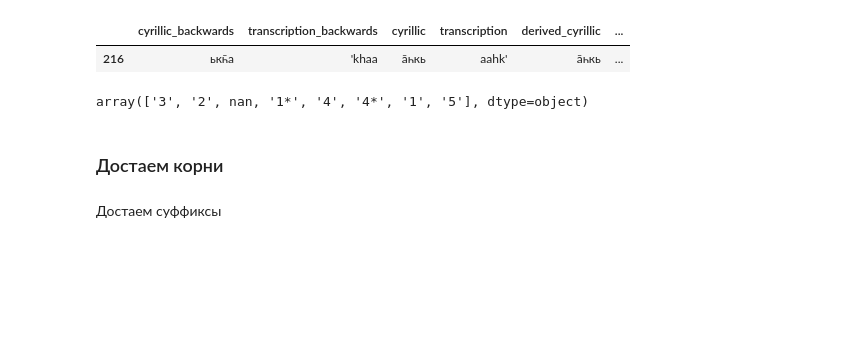
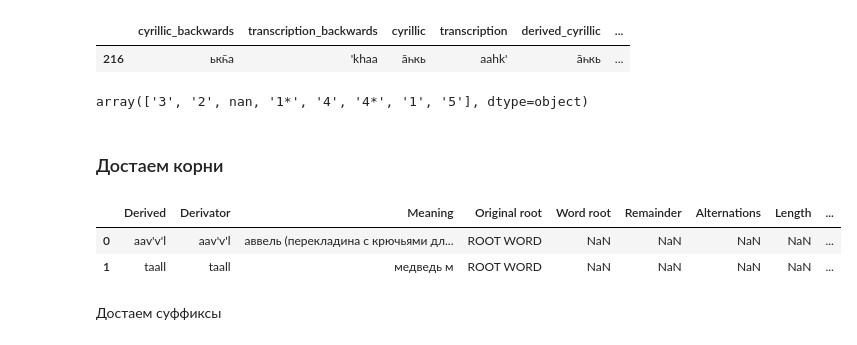
Before and after one commit to kuzanna2016/saami, a Jupyter notebook: notebooks/from_csv_to_db.ipynb, the cells around one changed output. Cells and saved outputs as stored; diff of their text form; code cells hidden in the pictures; blank space fills up the shorter version.

```diff
--- a/notebooks/from_csv_to_db.ipynb
+++ b/notebooks/from_csv_to_db.ipynb
@@ -293,2 +295,8 @@ array(['3', '2', nan, '1*', '4', '4*', '1', '5'], dtype=object)
 # %%
 roots = pd.read_csv('../done/roots.csv', encoding='utf-16', header=0)
+# %%
+roots.head(2)
+# %% [output]
+|  | Derived | Derivator | Meaning | Original root | Word root | Remainder | Alternations | Length | ... |
+| 0 | aav'v'l | aav'v'l | аввель (перекладина с крючьями дл... | ROOT WORD | NaN | NaN | NaN | NaN | ... |
+| 1 | taall | taall | медведь м | ROOT WORD | NaN | NaN | NaN | NaN | ... |
```
Also changed, not shown: parts of 17 cells of this notebook.
